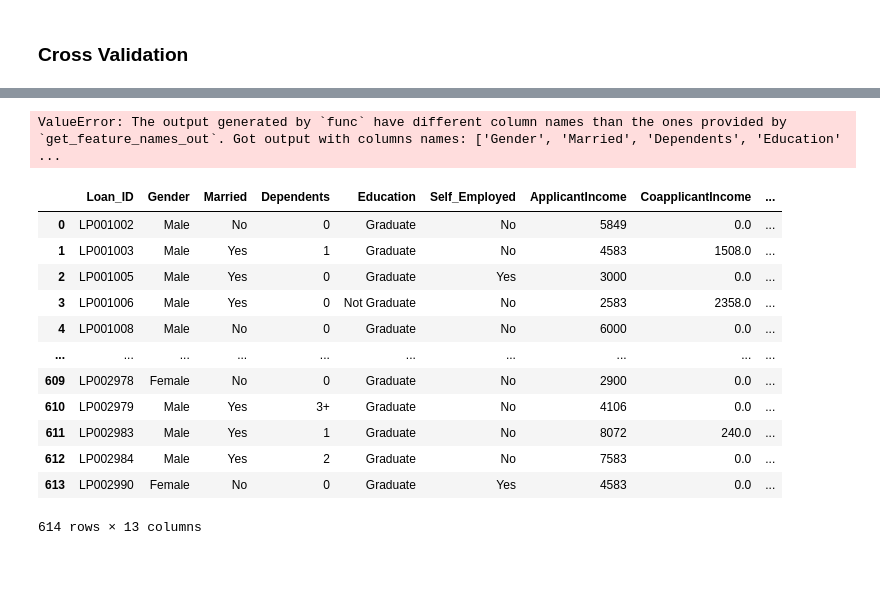
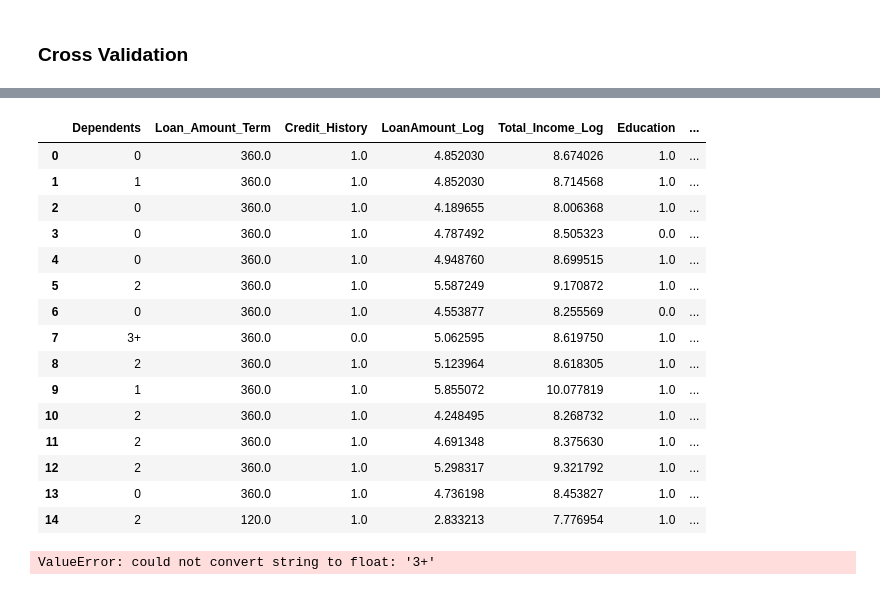
Before and after one commit to Hope426/group_3_ds613, a Jupyter notebook: main_notebook.ipynb, the cells around one changed output, grey strips where cells are left out. Cells and saved outputs as stored; diff of their text form; code cells hidden in the pictures.

```diff
--- a/main_notebook.ipynb
+++ b/main_notebook.ipynb
@@ -450,10 +450,20 @@ Saving the Model and Data Transformation Pipeline
 # %% [markdown]
 PIPELINE
 # %%
+
+def feature_names_out(input_features_1, input_features_2):
+    # Must exactly match the columns produced by make_features()
+    return np.array([
+        'Gender', 'Married', 'Dependents', 'Education', 'Self_Employed',
+        'Property_Area', 'Loan_Amount_Term', 'Credit_History', 'Loan_Status',
+        'LoanAmount_Log', 'Total_Income_Log'
+    ], dtype=object
+    )
+
 feature_eng = FunctionTransformer(
     feature_engineering,
     validate=False,
-    feature_names_out="one-to-one"
+    feature_names_out=feature_names_out
 )
 
 preprocessor = Pipeline(steps=[
@@ -530,26 +506,28 @@ df_train
 # %%
-
 # Predict on the real test file
-
 pre = joblib.load("loan_preprocessor.pkl")
 model = joblib.load("loan_model.pkl")
-#set_config(transform_output="pandas")
 final_predictions = preprocessor.fit_transform(df_train)
-# %% [output]
-ValueError: The output generated by `func` have different column names than the ones provided by `get_feature_names_out`. Got output with columns names: ['Gender', 'Married', 'Dependents', 'Education' ...
-# %%
-df_train
-# %% [output]
-|  | Loan_ID | Gender | Married | Dependents | Education | Self_Employed | ApplicantIncome | CoapplicantIncome | ... |
-| 0 | LP001002 | Male | No | 0 | Graduate | No | 5849 | 0.0 | ... |
-| 1 | LP001003 | Male | Yes | 1 | Graduate | No | 4583 | 1508.0 | ... |
-| 2 | LP001005 | Male | Yes | 0 | Graduate | Yes | 3000 | 0.0 | ... |
-| 3 | LP001006 | Male | Yes | 0 | Not Graduate | No | 2583 | 2358.0 | ... |
-| 4 | LP001008 | Male | No | 0 | Graduate | No | 6000 | 0.0 | ... |
-| ... | ... | ... | ... | ... | ... | ... | ... | ... | ... |
-| 609 | LP002978 | Female | No | 0 | Graduate | No | 2900 | 0.0 | ... |
-| 610 | LP002979 | Male | Yes | 3+ | Graduate | No | 4106 | 0.0 | ... |
-| 611 | LP002983 | Male | Yes | 1 | Graduate | No | 8072 | 240.0 | ... |
-| 612 | LP002984 | Male | Yes | 2 | Graduate | No | 7583 | 0.0 | ... |
-| 613 | LP002990 | Female | No | 0 | Graduate | Yes | 4583 | 0.0 | ... |
-614 rows × 13 columns
+# %%
+final_predictions.head(15)
+# %% [output]
+|  | Dependents | Loan_Amount_Term | Credit_History | LoanAmount_Log | Total_Income_Log | Education | ... |
+| 0 | 0 | 360.0 | 1.0 | 4.852030 | 8.674026 | 1.0 | ... |
+| 1 | 1 | 360.0 | 1.0 | 4.852030 | 8.714568 | 1.0 | ... |
+| 2 | 0 | 360.0 | 1.0 | 4.189655 | 8.006368 | 1.0 | ... |
+| 3 | 0 | 360.0 | 1.0 | 4.787492 | 8.505323 | 0.0 | ... |
+| 4 | 0 | 360.0 | 1.0 | 4.948760 | 8.699515 | 1.0 | ... |
+| 5 | 2 | 360.0 | 1.0 | 5.587249 | 9.170872 | 1.0 | ... |
+| 6 | 0 | 360.0 | 1.0 | 4.553877 | 8.255569 | 0.0 | ... |
+| 7 | 3+ | 360.0 | 0.0 | 5.062595 | 8.619750 | 1.0 | ... |
+| 8 | 2 | 360.0 | 1.0 | 5.123964 | 8.618305 | 1.0 | ... |
+| 9 | 1 | 360.0 | 1.0 | 5.855072 | 10.077819 | 1.0 | ... |
+| 10 | 2 | 360.0 | 1.0 | 4.248495 | 8.268732 | 1.0 | ... |
+| 11 | 2 | 360.0 | 1.0 | 4.691348 | 8.375630 | 1.0 | ... |
+| 12 | 2 | 360.0 | 1.0 | 5.298317 | 9.321792 | 1.0 | ... |
+| 13 | 0 | 360.0 | 1.0 | 4.736198 | 8.453827 | 1.0 | ... |
+| 14 | 2 | 120.0 | 1.0 | 2.833213 | 7.776954 | 1.0 | ... |
+# %%
+model.predict(final_predictions)
+# %% [output]
+ValueError: could not convert string to float: '3+'
```
Also changed, not shown: parts of 17 cells of this notebook.
